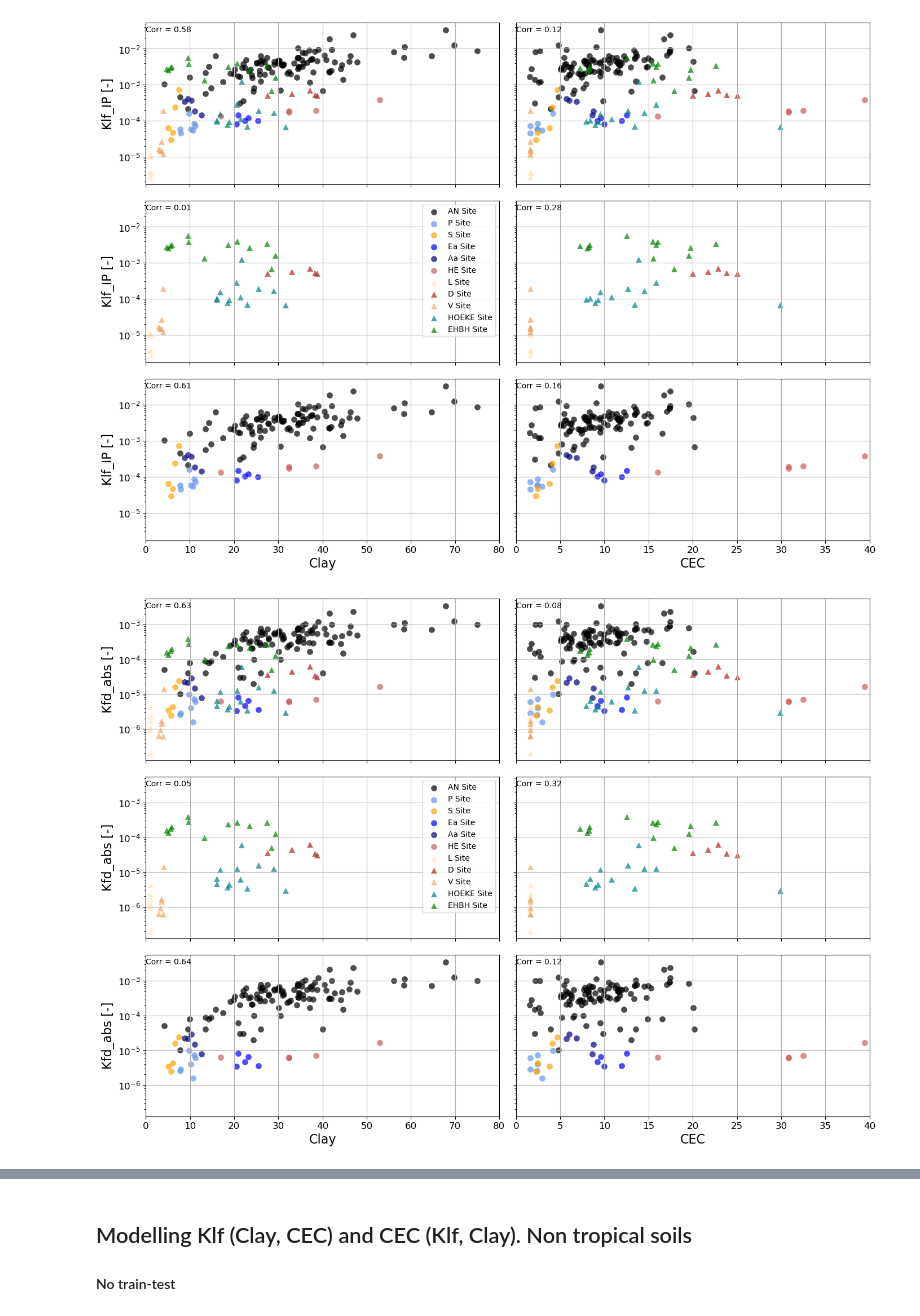
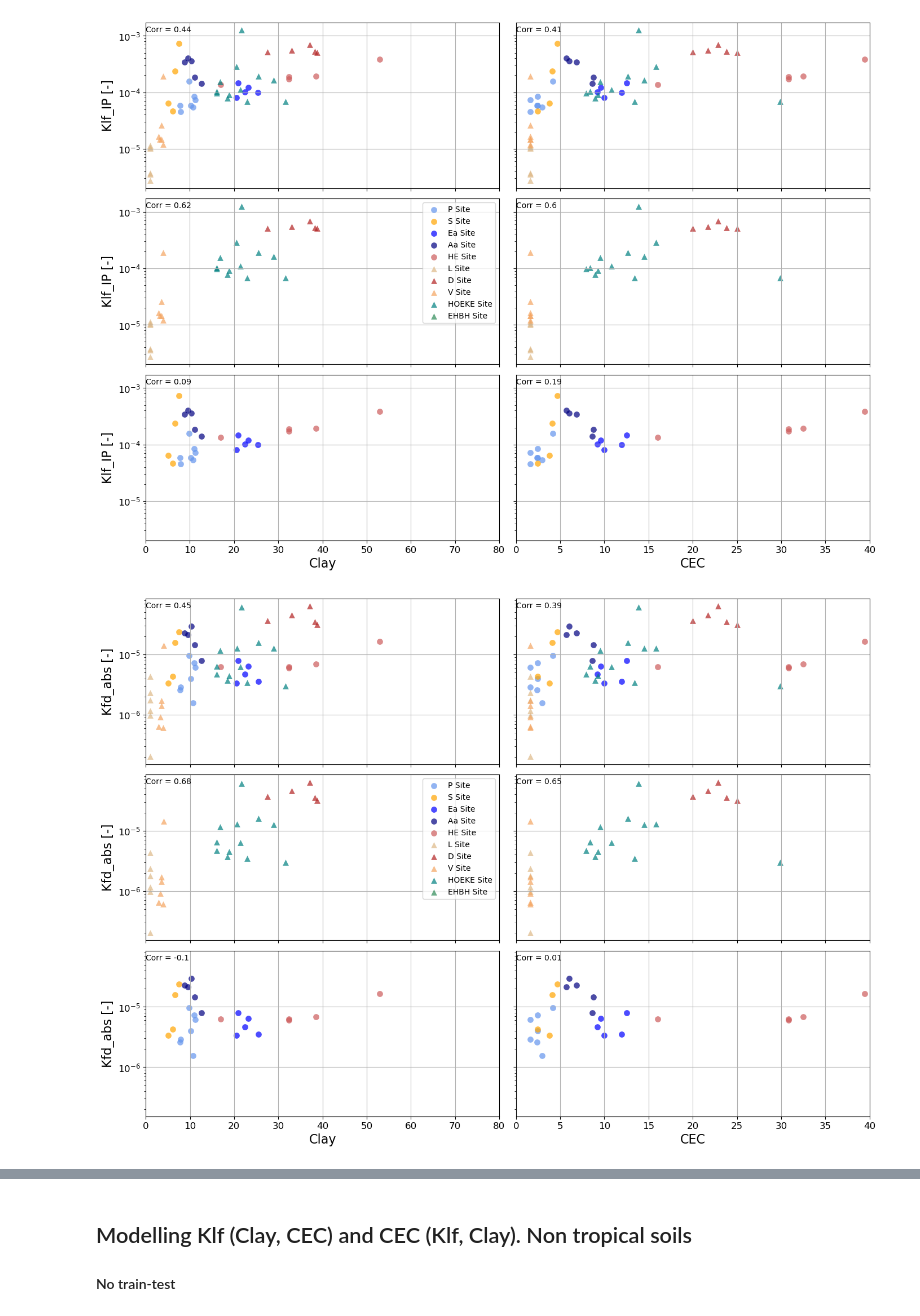
Before and after one commit to SENSE-UGent/kappa-CEC, a Jupyter notebook: cec_clay_susc.ipynb, the cells around one changed output, grey strips where cells are left out. Cells and saved outputs as stored; diff of their text form; code cells hidden in the pictures.

```diff
--- a/cec_clay_susc.ipynb
+++ b/cec_clay_susc.ipynb
@@ -24,7 +24,15 @@ from scipy.stats import spearmanr
 pd.set_option("display.max_rows", 100, "display.max_columns", 100)
 np.set_printoptions(precision=2)
 # %%
-df = pd.read_excel('data/cec_clay_susc.xlsx')[:173] # all samples
+ds = pd.read_excel('data/MS_text_XRF_hydr.xlsx')
 
-df.describe()
+ds['EC_HP'] = logsdon(50e6, ds.field_realperm, ds.field_imperm)
+print(ds.describe())
+
+#Clean datasets
+#df = ds.dropna(subset=['Xlf_IP', 'Clay'])
+df = ds.dropna(subset=['Xlf_IP', 'Clay'])
+df_xrf = ds.dropna(subset=['Xlf_IP', 'Fe', 'Clay', 'EC_HP', 'MS_field'])
+
+df_xrf.describe()
 # %% [output]
@@ -41,12 +83,19 @@ df.describe()
 # %%
-filtered_features = ['Depth', 'Klf_IP', 'Klf_QP', 'Ph_F1', 'Khf_IP', 'Khf_QP', 'Ph_F3', 'Xlf_IP', 'Xhf_IP', 'Kfd_abs', 'Kfd', 'Xfd_abs', 'SiO2', 'Bulk_density',
-           'Humus', 'pH_eau', 'CEC', 'Clay', 'Silt', 'Sand', 'CaCO']
+filtered_features = ['Depth', 'Xlf_IP', 'Kfd_abs', 'Kfd', 'Xfd_abs', 'SiO2', 'Bulk_density',
+           'Humus', 'pH_eau', 'CEC', 'Clay', 'Silt', 'Sand', 'CaCO', 'Fe', 'EC_HP']
 
+# Drop rows with NaN values in the filtered features to handle NaNs
+df_filtered = df_xrf[filtered_features].dropna()
+
+print('df_filtered', df_filtered)
 # Calculate the Spearman rank correlation coefficients and p-values
-corr, p_value = spearmanr(df[filtered_features], nan_policy='omit')
+corr, p_value = spearmanr(df_filtered, nan_policy='omit')
+
+print('corr', corr)
 
 # Convert to DataFrame for easier plotting
 corr_df = pd.DataFrame(corr, index=filtered_features, columns=filtered_features)
+print('corr_df', corr_df)
 p_value_df = pd.DataFrame(p_value, index=filtered_features, columns=filtered_features)
 
 # Create a mask for significant p-values (e.g., p < 0.01)
@@ -63,7 +112,7 @@ final_mask = mask | ~significant_mask
 plt.figure(figsize=(12, 10))
 
 # Draw the heatmap with the mask and correct aspect ratio
-sns.heatmap(corr_df, mask=final_mask, annot=True, fmt=".2f", cmap='coolwarm', square=True, linewidths=.5, vmin=-1, vmax=1, annot_kws={"size": 8})
+sns.heatmap(corr_df, mask=final_mask, annot=True, fmt=".2f", cmap='coolwarm', square=True, linewidths=.5, vmin=-1, vmax=1, annot_kws={"size": 8, "color": "black"})
 
 # Adjust layout for better readability
 plt.xticks(rotation=90, ha='right', fontsize=10, fontweight='bold')
@@ -86,18 +512,4 @@ plt.show()
 # %%
-mapping = {
-    "AN": ("black", "o"),
-    "P": ("cornflowerblue", "o"),
-    "S": ("orange", "o"),
-    "Ea": ("blue", "o"),
-    "Aa": ("navy", "o"),
-    "HE": ("indianred", "o"),
-    "L": ("bisque", "^"),
-    "D": ("firebrick", "^"),
-    "V": ("sandybrown", "^"),
-    "HOEKE": ("teal", "^"),
-    "EHBH": ("green", "^"),
-}
-
 def plot_data(axis, x_col, y_col, include_label=False, aa=0.7, ss=60, lw=0, label_fontsize=10, legend_fontsize=10):
     corr = round(np.corrcoef(x_col, y_col)[0][1], 2)
     for start_str, (color, marker) in mapping.items():
@@ -137,32 +549,32 @@ def create_and_save_plots(target_var, pred1, pred2):
     for i, (ax, (x, y, xlim_lower, xlim_upper, *include_label)) in enumerate(zip(axes, conditions)):
         plot_data(ax, x, y, include_label=bool(include_label))
         ax.set_xlim(xlim_lower, xlim_upper)  # Set x-axis limits
         ax.grid(True)  # Enable the grid
         ax.tick_params(axis='y', labelsize=12)
         ax.tick_params(axis='x', labelsize=12)
         # Set y-axis label for the first and fourth plot (left column)
         if i == 0 or i == 2 or i == 4:
             ax.set_ylabel(f'{target_var} [-]', fontsize=16)
 
     # Set legend for the third subplot (index 2)
     axes[2].legend(loc='upper right', fontsize=10)
     axes[4].set_xlabel(pred1, fontsize=16)  # Set x-axis label
     axes[5].set_xlabel(pred2, fontsize=16)  # Set x-axis label
 
     plt.tight_layout(pad=1.0)  # Adjust layout
 
     # Full file path
     file_name = target_var + pred1 + pred2 + '.png'
     full_file_path = os.path.join(output_folder, file_name)
 
     # Save and show the figure
     plt.savefig(full_file_path, dpi=300, bbox_inches='tight')
     plt.show()
 
 # Example usage
 create_and_save_plots('Klf_IP', 'Clay', 'CEC')
 create_and_save_plots('Kfd_abs', 'Clay', 'CEC')
 create_and_save_plots('Xlf_IP', 'Clay', 'CEC')
 # %% [output]
-[figure, old version]
+[figure, new version]
-[figure, old version]
+[figure, new version]
```
Also changed, not shown: parts of 26 cells of this notebook, 16 other files.
